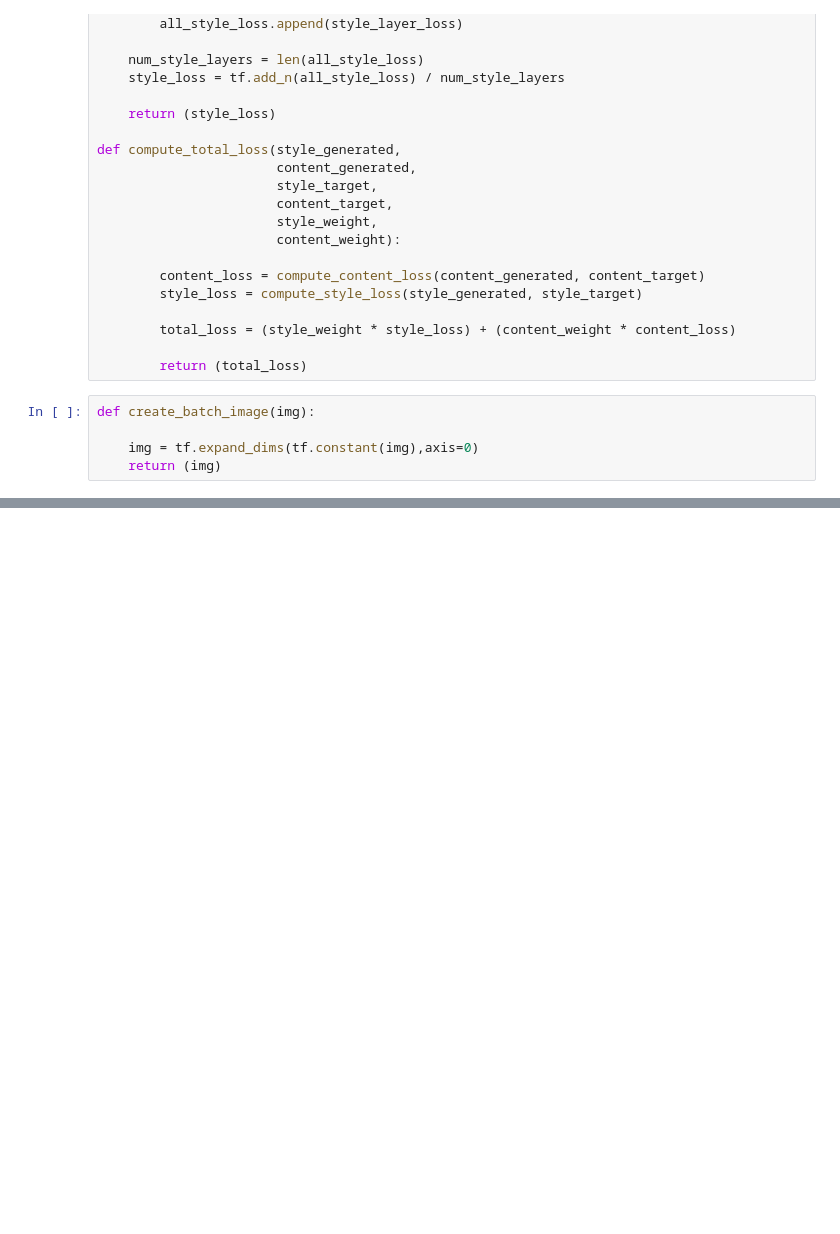
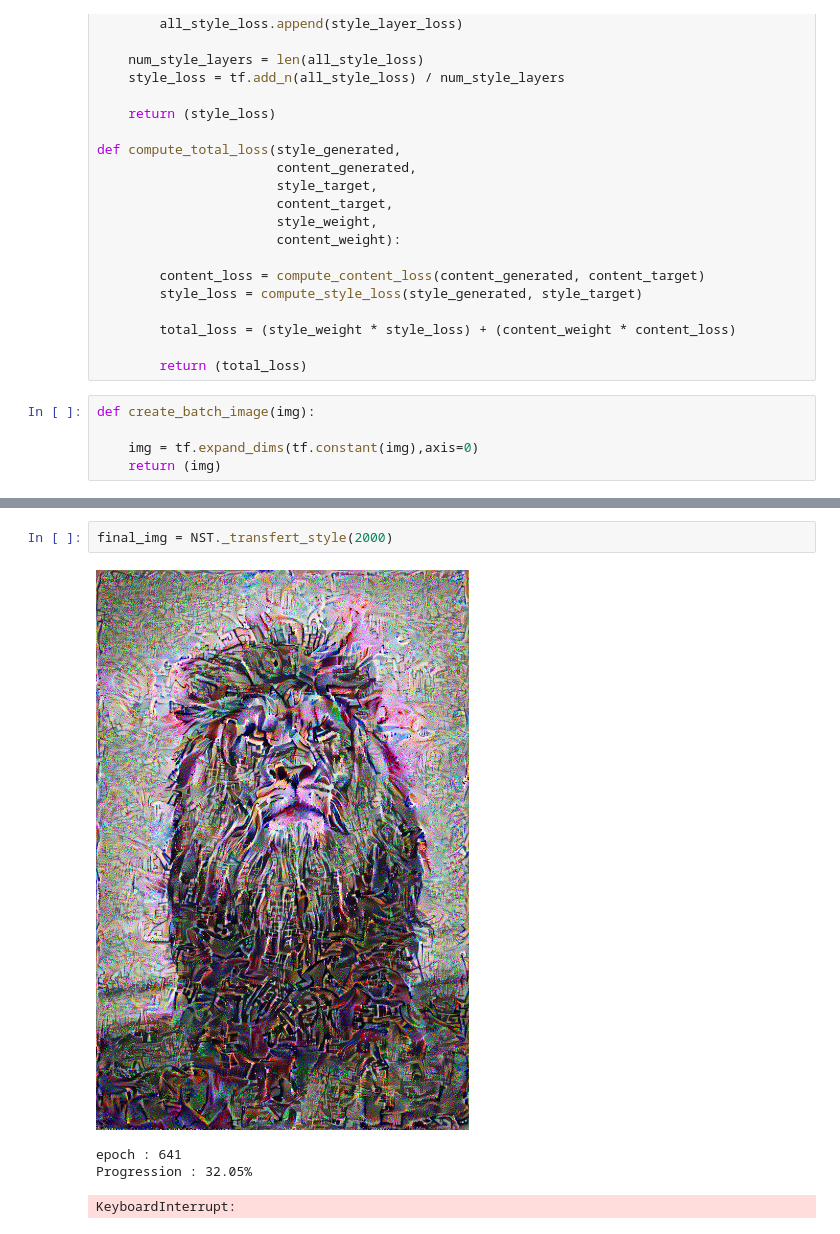
Before and after one commit to widium/Neural-Style-Transfer, a Jupyter notebook: new/main.ipynb, the cells around one changed output, grey strips where cells are left out. Cells and saved outputs as stored; diff of their text form; blank space fills up the shorter version.

```diff
--- a/new/main.ipynb
+++ b/new/main.ipynb
@@ -265,0 +270,7 @@ KeyboardInterrupt:
+# %%
+final_img = NST._transfert_style(2000)
+# %% [output]
+[figure, added]
+epoch : 641
+Progression : 32.05%
+KeyboardInterrupt:
```
Also changed, not shown: parts of 5 cells of this notebook, 8 other files.
